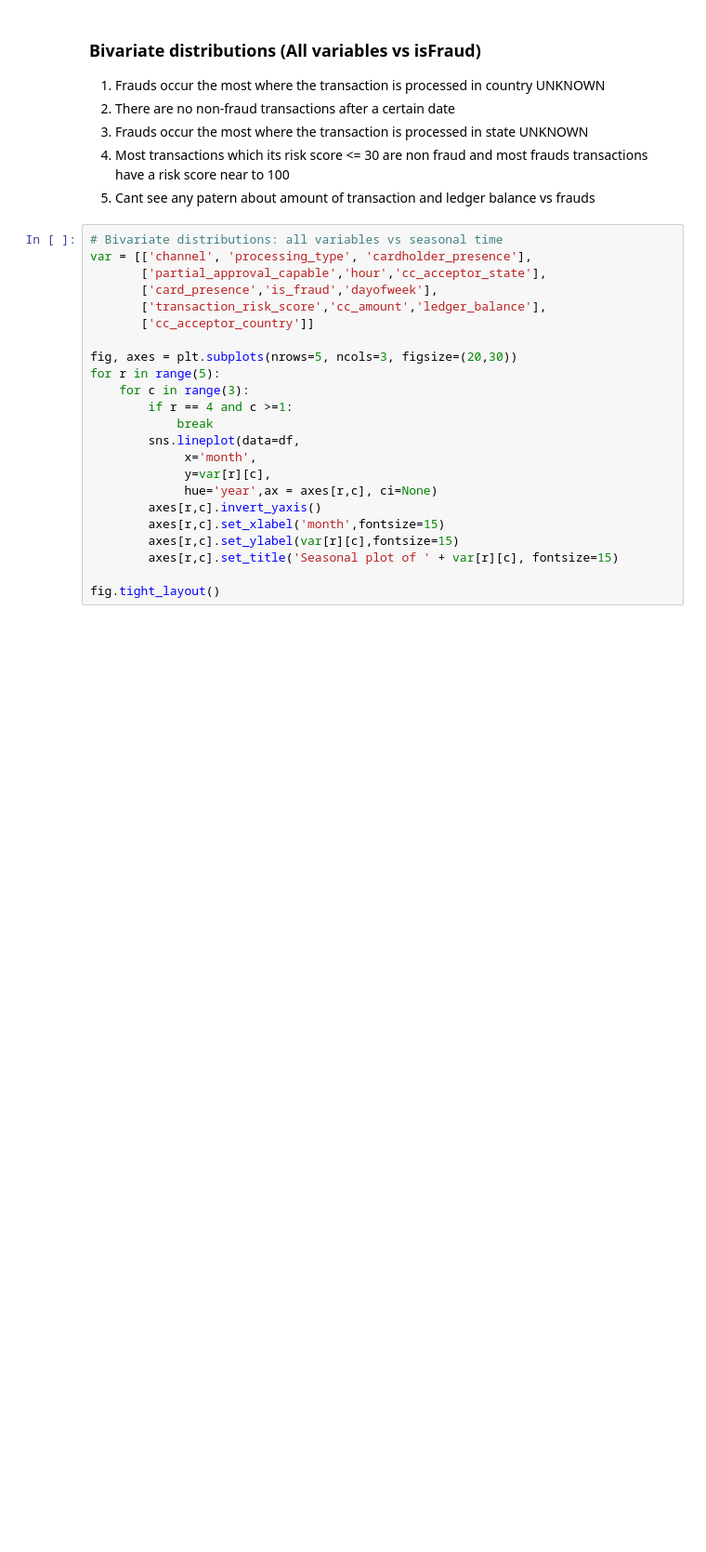
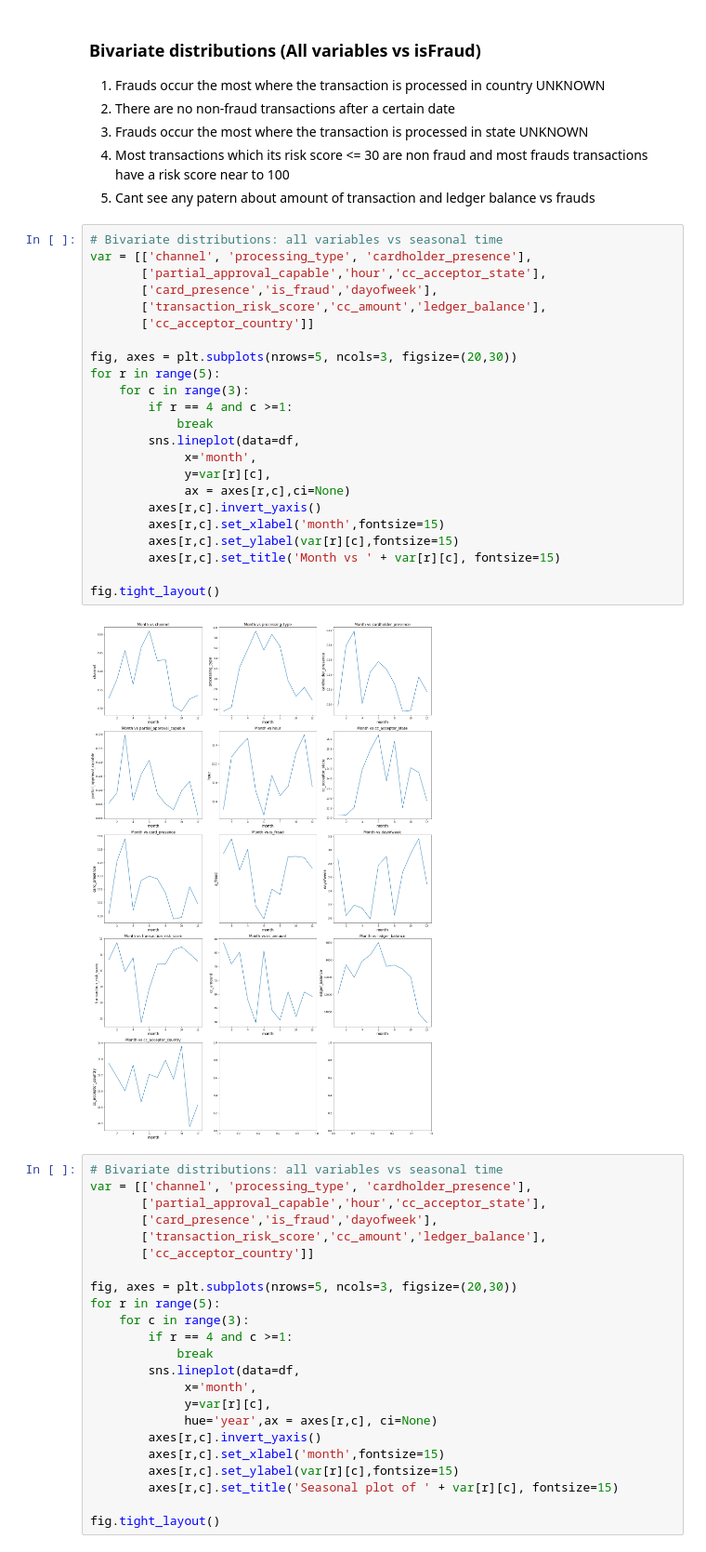
Before and after one commit to hungyichang19980105/Payability-project, a Jupyter notebook: Payability/EDA.ipynb, the cells around one changed output. Shown at 93% size. Drawn from its saved outputs; the diff is of its cells as text; blank space fills up the shorter version.

```diff
--- a/Payability/EDA.ipynb
+++ b/Payability/EDA.ipynb
@@ -284,6 +284,31 @@ for r in range(3):
 3. Frauds occur the most where the transaction is processed in state UNKNOWN
 4. Most transactions which its risk score <= 30 are non fraud and most frauds transactions have a risk score near to 100
 5. Cant see any patern about amount of transaction and ledger balance vs frauds
+# %%
+# Bivariate distributions: all variables vs seasonal time
+var = [['channel', 'processing_type', 'cardholder_presence'],
+       ['partial_approval_capable','hour','cc_acceptor_state'],
+       ['card_presence','is_fraud','dayofweek'],
+       ['transaction_risk_score','cc_amount','ledger_balance'],
+       ['cc_acceptor_country']]
+
+fig, axes = plt.subplots(nrows=5, ncols=3, figsize=(20,30))
+for r in range(5):
+    for c in range(3):
+        if r == 4 and c >=1:
+            break
+        sns.lineplot(data=df,
+             x='month',
+             y=var[r][c],
+             ax = axes[r,c],ci=None)
+        axes[r,c].invert_yaxis()
+        axes[r,c].set_xlabel('month',fontsize=15)
+        axes[r,c].set_ylabel(var[r][c],fontsize=15)
+        axes[r,c].set_title('Month vs ' + var[r][c], fontsize=15)
+
+fig.tight_layout()
+# %% [output]
+[figure, added]
 # %%
 # Bivariate distributions: all variables vs seasonal time
 var = [['channel', 'processing_type', 'cardholder_presence'],
```
Also changed, not shown: parts of 1 cell of this notebook, 2 other files.
